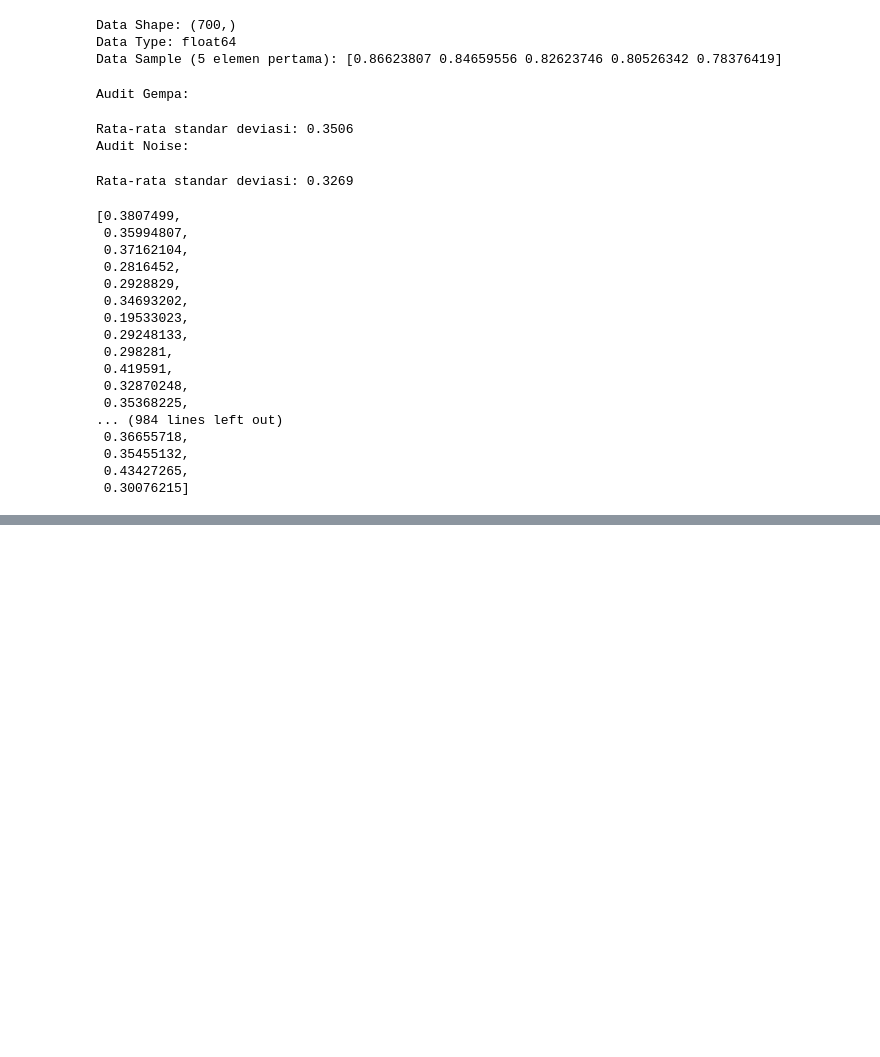
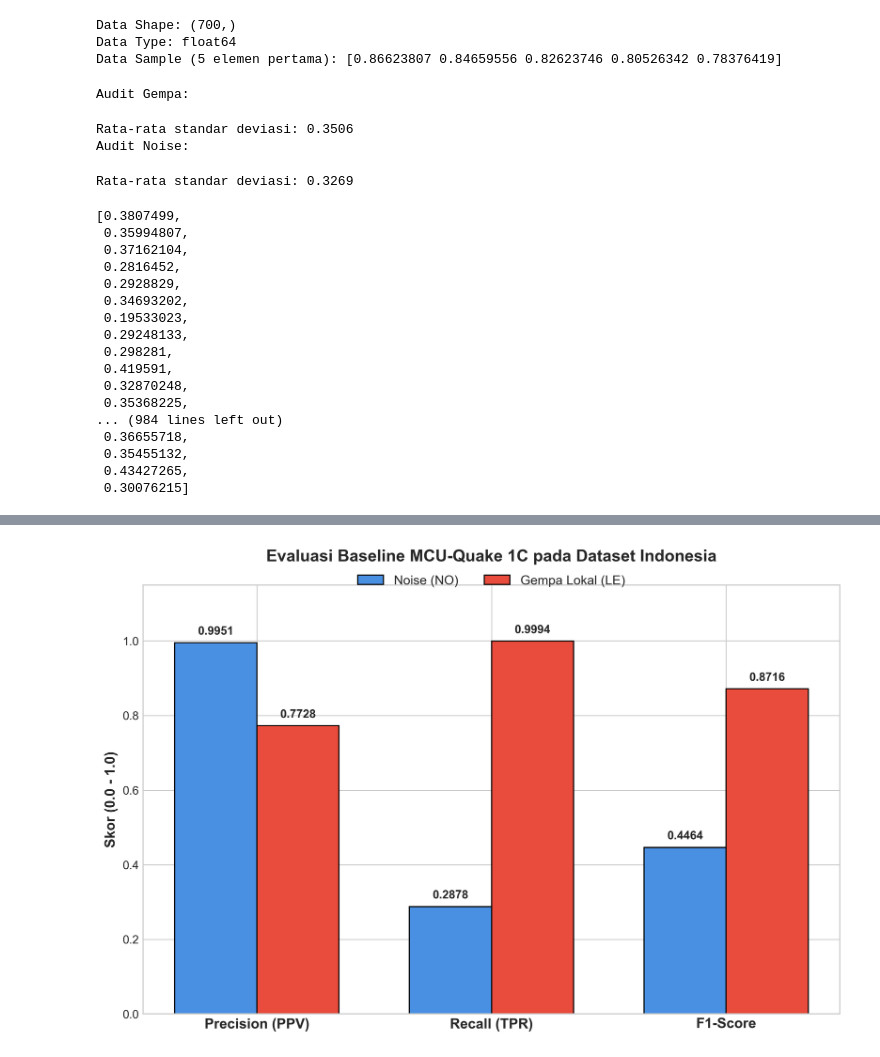
Before and after one commit to verykurniabakti/seismiccode, a Jupyter notebook: mcu_quake/code_gen_trying/indonesia_jaya_benchmarking_data/investigator_visualisator.ipynb, the cells around one changed output, grey strips where cells are left out. Cells and saved outputs as stored; diff of their text form; code cells hidden in the pictures; blank space fills up the shorter version.

```diff
--- a/mcu_quake/code_gen_trying/indonesia_jaya_benchmarking_data/investigator_visualisator.ipynb
+++ b/mcu_quake/code_gen_trying/indonesia_jaya_benchmarking_data/investigator_visualisator.ipynb
@@ -1328,3 +1328,83 @@ Rata-rata standar deviasi: 0.3269
  0.35455132,
  0.43427265,
  0.30076215]
+# %%
+# -*- coding: utf-8 -*-
+import matplotlib.pyplot as plt
+import numpy as np
+import os
+
+def plot_thesis_metrics():
+    # ==========================================
+    # 1. INPUT DATA DARI LOG BASELINE 1C
+    # ==========================================
+    # Kategori metrik yang akan diplot
+    metrics_labels = ['Precision (PPV)', 'Recall (TPR)', 'F1-Score']
+
+    # Nilai untuk kelas 0 (Noise) dari array log Anda (index 0)
+    noise_scores = [0.9951, 0.2878, 0.4464]
+
+    # Nilai untuk kelas 1 (Gempa Lokal/LE) dari array log Anda (index 1)
+    gempa_scores = [0.7728, 0.9994, 0.8716]
+
+    # ==========================================
+    # 2. PENGATURAN KANVAS & GAYA (JURNAL/DISERTASI)
+    # ==========================================
+    plt.style.use('seaborn-v0_8-whitegrid')
+    fig, ax = plt.subplots(figsize=(9, 6), dpi=300) # Resolusi 300 DPI untuk cetak
+
+    x = np.arange(len(metrics_labels))
+    width = 0.35  # Lebar batang
+
+    # Warna yang kontras namun elegan
+    color_noise = '#4A90E2' # Biru tenang
+    color_gempa = '#E94B3C' # Merah tegas
+
+    # ==========================================
+    # 3. PEMBUATAN GRAFIK BATANG
+    # ==========================================
+    rects1 = ax.bar(x - width/2, noise_scores, width, label='Noise (NO)', color=color_noise, edgecolor='black', linewidth=1)
+    rects2 = ax.bar(x + width/2, gempa_scores, width, label='Gempa Lokal (LE)', color=color_gempa, edgecolor='black', linewidth=1)
+
+    # ==========================================
+    # 4. DEKORASI & LABEL
+    # ==========================================
+    ax.set_ylabel('Skor (0.0 - 1.0)', fontsize=12, fontweight='bold')
+    ax.set_title('Evaluasi Baseline MCU-Quake 1C pada Dataset Indonesia', fontsize=14, fontweight='bold', pad=20)
+    ax.set_xticks(x)
+    ax.set_xticklabels(metrics_labels, fontsize=12, fontweight='bold')
+    ax.set_ylim(0, 1.15) # Memberi ruang di atas untuk angka
+
+    # Legend
+    ax.legend(loc='upper center', bbox_to_anchor=(0.5, 1.05),
+              ncol=2, fancybox=True, shadow=True, fontsize=11)
+
+    # ==========================================
+    # 5. ANOTASI ANGKA DI ATAS BATANG
+    # ==========================================
+    def autolabel(rects):
+        """Menambahkan label teks di atas setiap batang grafik"""
+        for rect in rects:
+            height = rect.get_height()
+            ax.annotate(f'{height:.4f}',
+                        xy=(rect.get_x() + rect.get_width() / 2, height),
+                        xytext=(0, 5),  # 5 poin offset vertikal
+                        textcoords="offset points",
+                        ha='center', va='bottom', fontsize=10, fontweight='bold')
+
+    autolabel(rects1)
+    autolabel(rects2)
+
+    # ==========================================
+    # 6. SIMPAN & TAMPILKAN
+    # ==========================================
+    plt.tight_layout()
+    output_filename = 'Baseline_1C_Metrics_Chart.png'
+    plt.savefig(output_filename, format='png', bbox_inches='tight')
+    print(f"✅ Grafik berhasil disimpan sebagai: {output_filename}")
+
+    plt.show()
+
+if __name__ == "__main__":
+    plot_thesis_metrics()
+# %% [output]
@@ -1330,0 +1412 @@ Rata-rata standar deviasi: 0.3269
+[figure, added]
```
Also changed, not shown: parts of 4 cells of this notebook, 6 other files.
